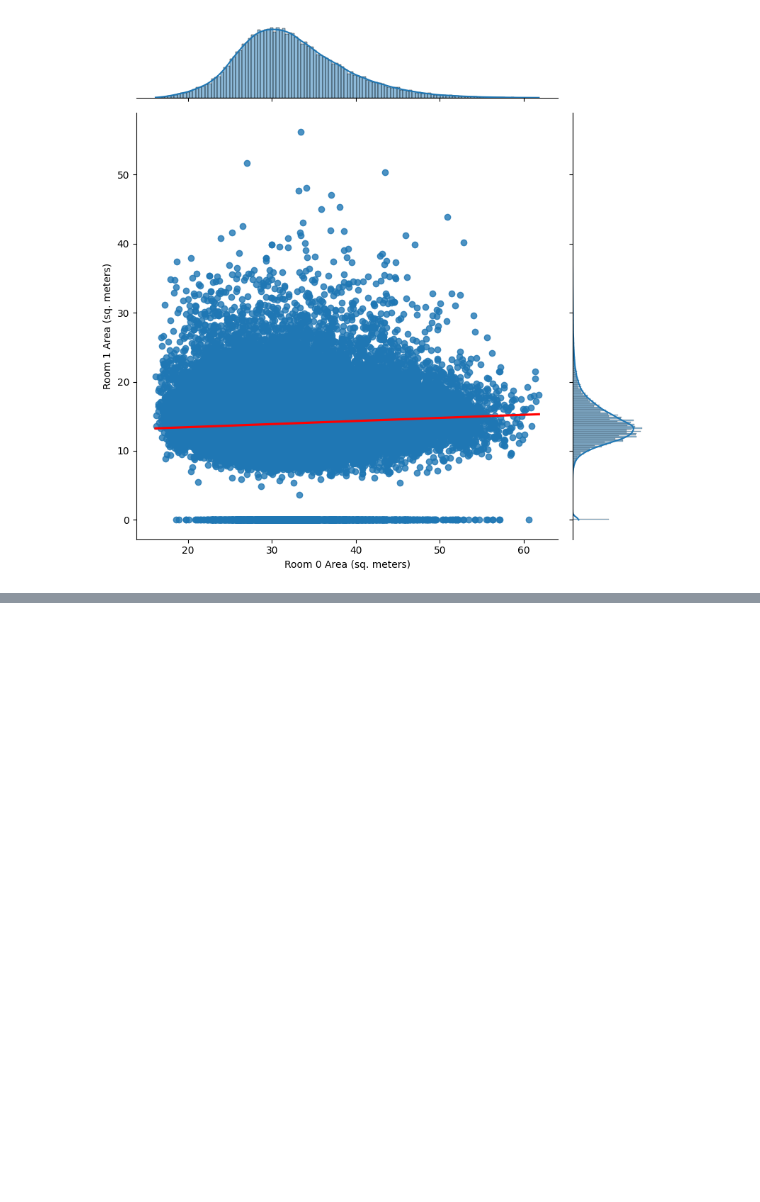
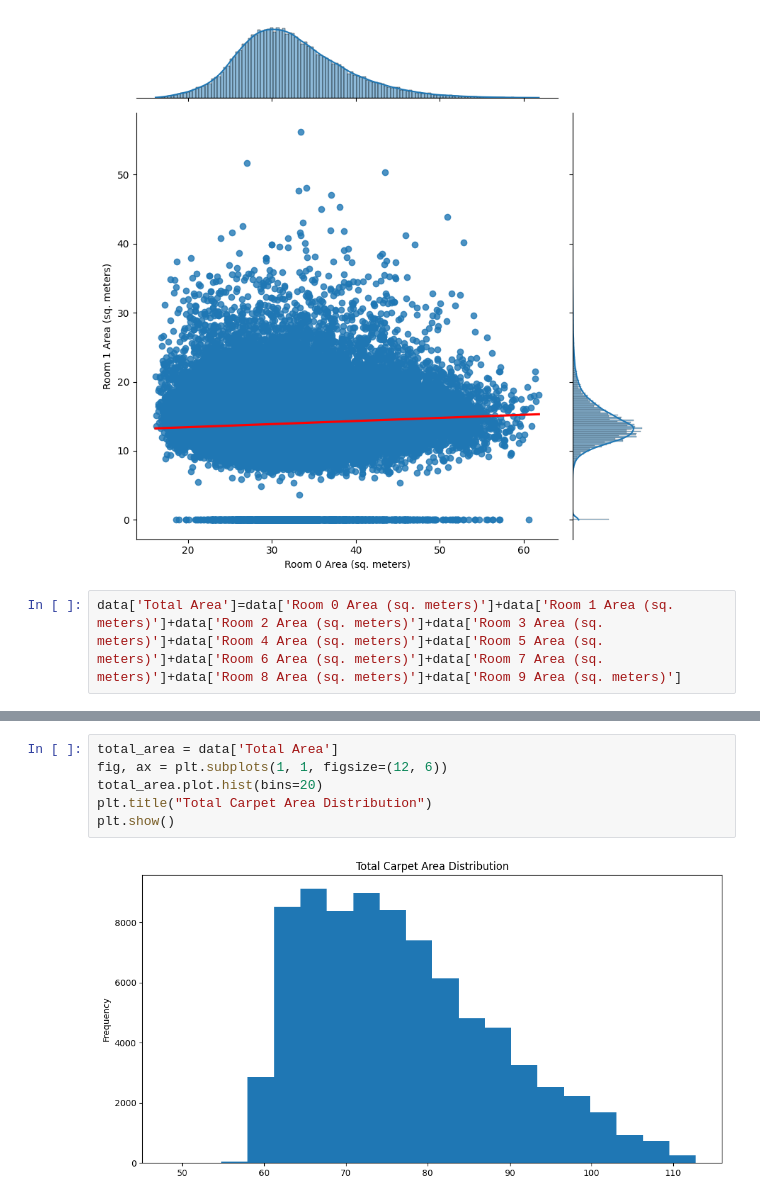
Before and after one commit to visa-boys/Phase1, a Jupyter notebook: eda.ipynb, the cells around one changed output, grey strips where cells are left out. Saved outputs shown, nothing was run; the diff lists cells and outputs as text; blank space fills up the shorter version.

```diff
--- a/eda.ipynb
+++ b/eda.ipynb
@@ -136,3 +136,5 @@ qx = sns.jointplot(x=room0, y=room1, kind="reg",
 plt.show()
 # %% [output]
 [figure]
+# %%
+data['Total Area']=data['Room 0 Area (sq. meters)']+data['Room 1 Area (sq. meters)']+data['Room 2 Area (sq. meters)']+data['Room 3 Area (sq. meters)']+data['Room 4 Area (sq. meters)']+data['Room 5 Area (sq. meters)']+data['Room 6 Area (sq. meters)']+data['Room 7 Area (sq. meters)']+data['Room 8 Area (sq. meters)']+data['Room 9 Area (sq. meters)']
@@ -138,0 +150,8 @@ plt.show()
+# %%
+total_area = data['Total Area']
+fig, ax = plt.subplots(1, 1, figsize=(12, 6))
+total_area.plot.hist(bins=20)
+plt.title("Total Carpet Area Distribution")
+plt.show()
+# %% [output]
+[figure, added]
```
Also changed, not shown: parts of 1 cell of this notebook.
